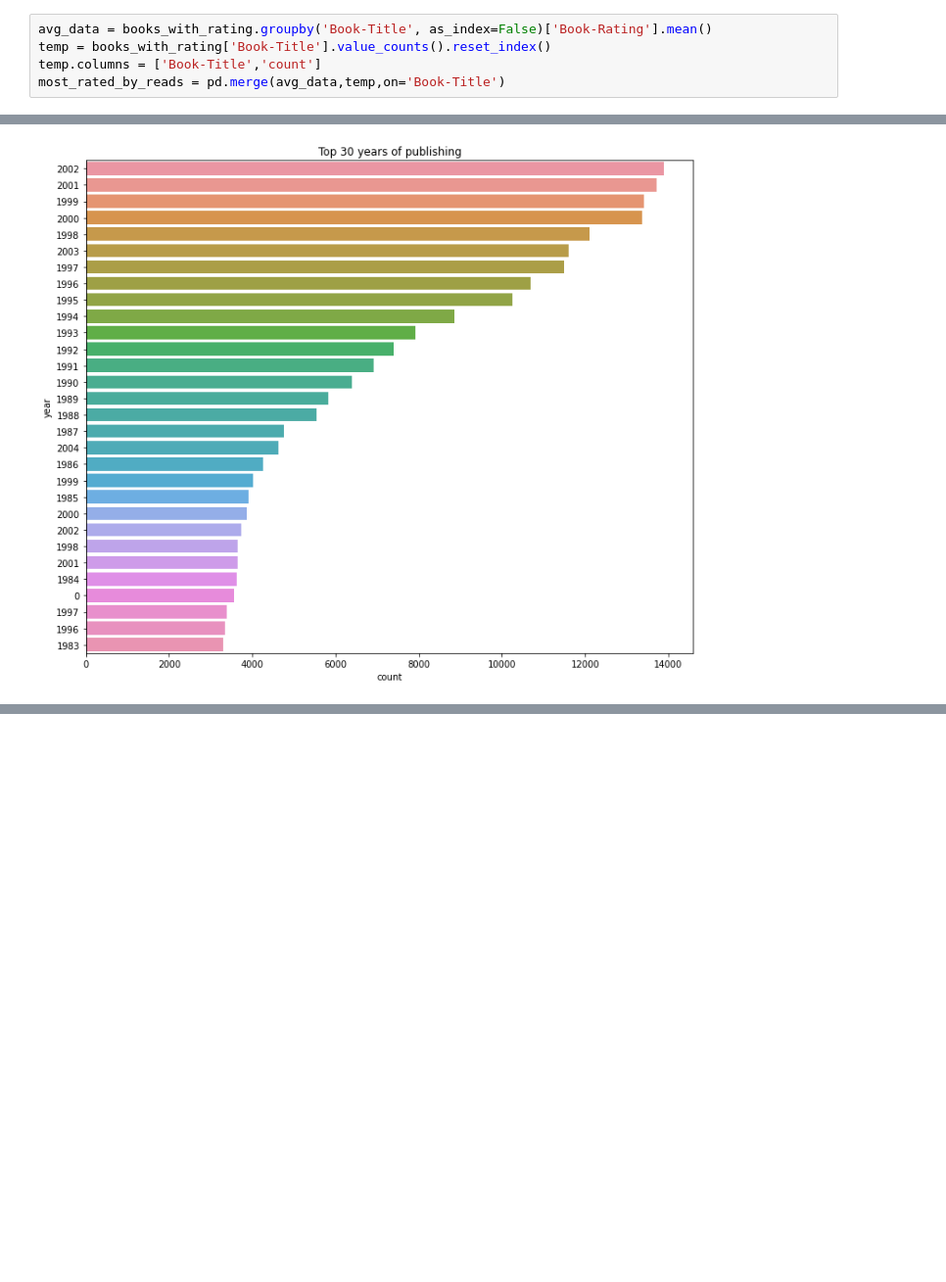
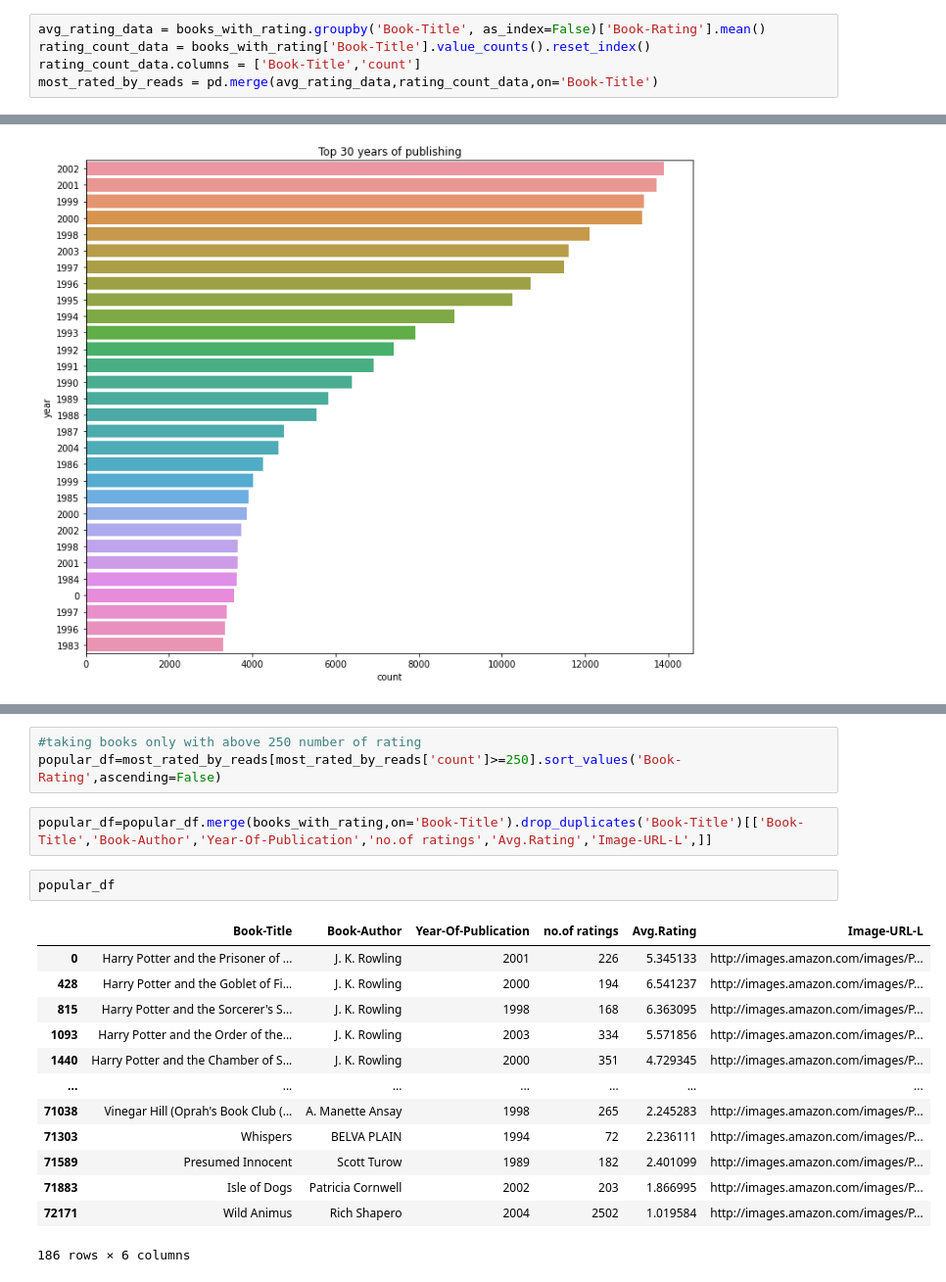
Before and after one commit to amalmon/Book-recommendation-system, a Jupyter notebook: Book_recommendation_system.ipynb, the cells around one changed output, grey strips where cells are left out. Shown: that part at 98% size. Saved outputs shown, nothing was run; the diff lists cells and outputs as text; blank space fills up the shorter version.

```diff
--- a/Book_recommendation_system.ipynb
+++ b/Book_recommendation_system.ipynb
@@ -262,7 +276,7 @@ sns.barplot(x = 'count', y = 'bookTitle', data = most_read.head(30))
 <matplotlib.axes._subplots.AxesSubplot at 0x...>
 [figure]
 # %%
-avg_data = books_with_rating.groupby('Book-Title', as_index=False)['Book-Rating'].mean()
-temp = books_with_rating['Book-Title'].value_counts().reset_index()
-temp.columns = ['Book-Title','count']
-most_rated_by_reads = pd.merge(avg_data,temp,on='Book-Title')
+avg_rating_data = books_with_rating.groupby('Book-Title', as_index=False)['Book-Rating'].mean()
+rating_count_data = books_with_rating['Book-Title'].value_counts().reset_index()
+rating_count_data.columns = ['Book-Title','count']
+most_rated_by_reads = pd.merge(avg_rating_data,rating_count_data,on='Book-Title')
@@ -315,0 +397,21 @@ sns.barplot(data = yearOfPublication.head(30), x='count', y='year')
+# %%
+#taking books only with above 250 number of rating
+popular_df=most_rated_by_reads[most_rated_by_reads['count']>=250].sort_values('Book-Rating',ascending=False)
+# %%
+popular_df=popular_df.merge(books_with_rating,on='Book-Title').drop_duplicates('Book-Title')[['Book-Title','Book-Author','Year-Of-Publication','no.of ratings','Avg.Rating','Image-URL-L',]]
+# %%
+popular_df
+# %% [output]
+|  | Book-Title | Book-Author | Year-Of-Publication | no.of ratings | Avg.Rating | Image-URL-L |
+| 0 | Harry Potter and the Prisoner of ... | J. K. Rowling | 2001 | 226 | 5.345133 | http://images.amazon.com/images/P... |
+| 428 | Harry Potter and the Goblet of Fi... | J. K. Rowling | 2000 | 194 | 6.541237 | http://images.amazon.com/images/P... |
+| 815 | Harry Potter and the Sorcerer's S... | J. K. Rowling | 1998 | 168 | 6.363095 | http://images.amazon.com/images/P... |
+| 1093 | Harry Potter and the Order of the... | J. K. Rowling | 2003 | 334 | 5.571856 | http://images.amazon.com/images/P... |
+| 1440 | Harry Potter and the Chamber of S... | J. K. Rowling | 2000 | 351 | 4.729345 | http://images.amazon.com/images/P... |
+| ... | ... | ... | ... | ... | ... | ... |
+| 71038 | Vinegar Hill (Oprah's Book Club (... | A. Manette Ansay | 1998 | 265 | 2.245283 | http://images.amazon.com/images/P... |
+| 71303 | Whispers | BELVA PLAIN | 1994 | 72 | 2.236111 | http://images.amazon.com/images/P... |
+| 71589 | Presumed Innocent | Scott Turow | 1989 | 182 | 2.401099 | http://images.amazon.com/images/P... |
+| 71883 | Isle of Dogs | Patricia Cornwell | 2002 | 203 | 1.866995 | http://images.amazon.com/images/P... |
+| 72171 | Wild Animus | Rich Shapero | 2004 | 2502 | 1.019584 | http://images.amazon.com/images/P... |
+186 rows × 6 columns
```
Also changed, not shown: parts of 9 cells of this notebook.
